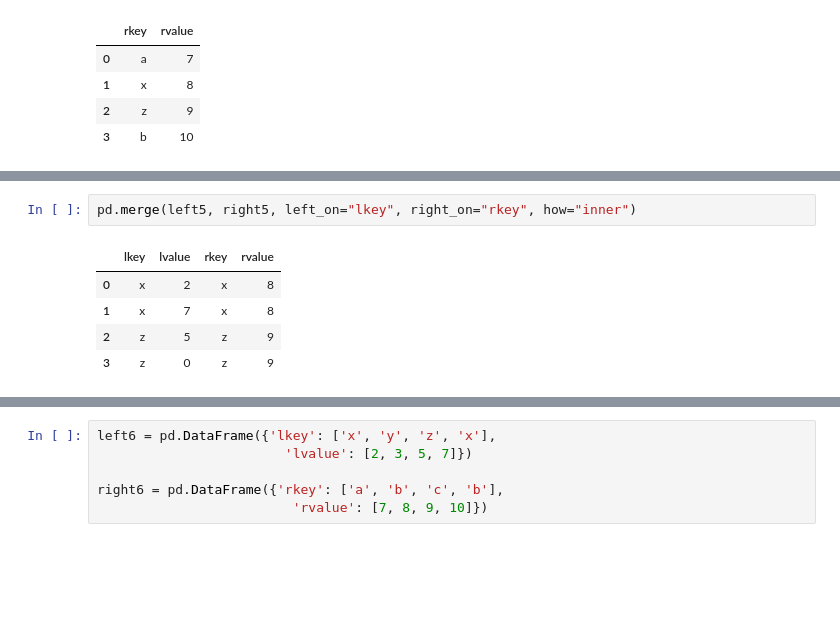
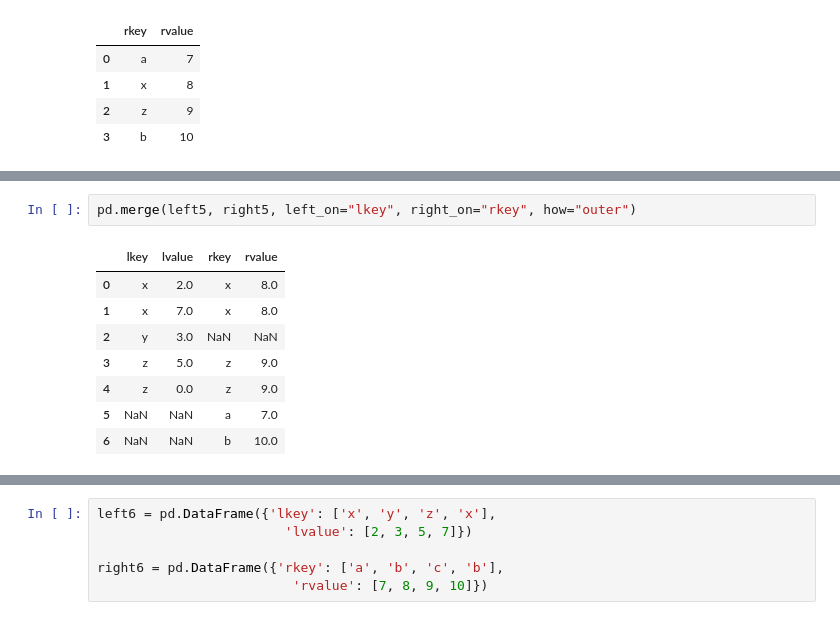
Before and after one commit to ustab/NOTES-FROM-LECTURERS, a Jupyter notebook: DAwPy_S9_(Combining_DataFrames)_student.ipynb, the cells around one changed output, grey strips where cells are left out. Cells and saved outputs as stored; diff of their text form; blank space fills up the shorter version.

```diff
--- a/DAwPy_S9_(Combining_DataFrames)_student.ipynb
+++ b/DAwPy_S9_(Combining_DataFrames)_student.ipynb
@@ -561,8 +618,11 @@ display(left5, right5)
 # %%
-pd.merge(left5, right5, left_on="lkey", right_on="rkey", how="inner")
+pd.merge(left5, right5, left_on="lkey", right_on="rkey", how="outer")
 # %% [output]
 |  | lkey | lvalue | rkey | rvalue |
-| 0 | x | 2 | x | 8 |
-| 1 | x | 7 | x | 8 |
-| 2 | z | 5 | z | 9 |
-| 3 | z | 0 | z | 9 |
+| 0 | x | 2.0 | x | 8.0 |
+| 1 | x | 7.0 | x | 8.0 |
+| 2 | y | 3.0 | NaN | NaN |
+| 3 | z | 5.0 | z | 9.0 |
+| 4 | z | 0.0 | z | 9.0 |
+| 5 | NaN | NaN | a | 7.0 |
+| 6 | NaN | NaN | b | 10.0 |
```
Also changed, not shown: parts of 72 cells of this notebook.
